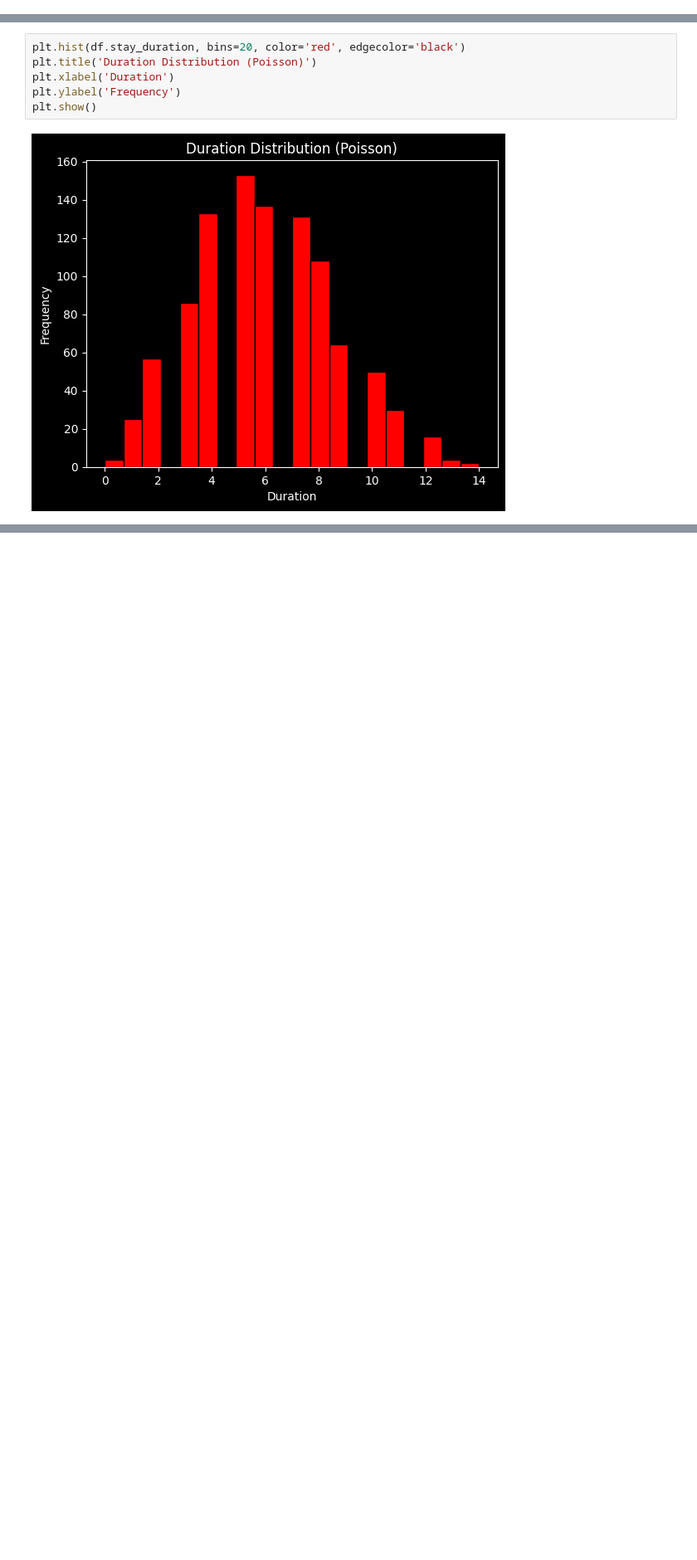
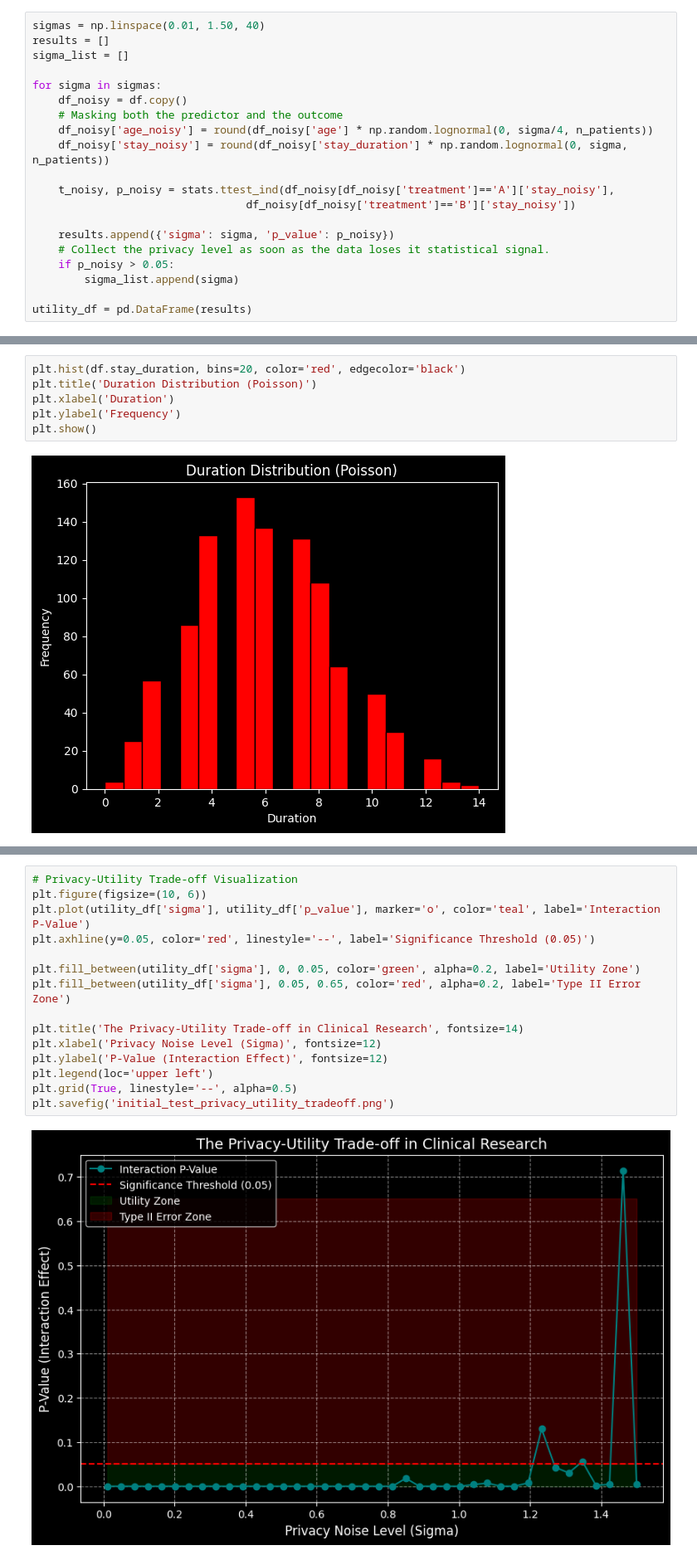
Before and after one commit to Bryantcornwell/Evaluating_Re-identification_Risk_in_De-identified_Health_Datasets, a Jupyter notebook: initial_test_report.ipynb, the cells around one changed output, grey strips where cells are left out. Shown at 83% size. Drawn from its saved outputs; the diff is of its cells as text; blank space fills up the shorter version.

Commit message:
Added privacy-utility trade-off evaluation with visualization.

```diff
--- a/initial_test_report.ipynb
+++ b/initial_test_report.ipynb
@@ -130,0 +135,20 @@ t_noisy_high, p_noisy_high = stats.ttest_ind(df[df['treatment']=='A']['stay_dura
+# %%
+sigmas = np.linspace(0.01, 1.50, 40)
+results = []
+sigma_list = []
+
+for sigma in sigmas:
+    df_noisy = df.copy()
+    # Masking both the predictor and the outcome
+    df_noisy['age_noisy'] = round(df_noisy['age'] * np.random.lognormal(0, sigma/4, n_patients))
+    df_noisy['stay_noisy'] = round(df_noisy['stay_duration'] * np.random.lognormal(0, sigma, n_patients))
+
+    t_noisy, p_noisy = stats.ttest_ind(df_noisy[df_noisy['treatment']=='A']['stay_noisy'],
+                                 df_noisy[df_noisy['treatment']=='B']['stay_noisy'])
+
+    results.append({'sigma': sigma, 'p_value': p_noisy})
+    # Collect the privacy level as soon as the data loses it statistical signal.
+    if p_noisy > 0.05:
+        sigma_list.append(sigma)
+
+utility_df = pd.DataFrame(results)
@@ -234,0 +250,17 @@ Risk Reduction:             0.60%
+# %%
+# Privacy-Utility Trade-off Visualization
+plt.figure(figsize=(10, 6))
+plt.plot(utility_df['sigma'], utility_df['p_value'], marker='o', color='teal', label='Interaction P-Value')
+plt.axhline(y=0.05, color='red', linestyle='--', label='Significance Threshold (0.05)')
+
+plt.fill_between(utility_df['sigma'], 0, 0.05, color='green', alpha=0.2, label='Utility Zone')
+plt.fill_between(utility_df['sigma'], 0.05, 0.65, color='red', alpha=0.2, label='Type II Error Zone')
+
+plt.title('The Privacy-Utility Trade-off in Clinical Research', fontsize=14)
+plt.xlabel('Privacy Noise Level (Sigma)', fontsize=12)
+plt.ylabel('P-Value (Interaction Effect)', fontsize=12)
+plt.legend(loc='upper left')
+plt.grid(True, linestyle='--', alpha=0.5)
+plt.savefig('initial_test_privacy_utility_tradeoff.png')
+# %% [output]
+[figure, added]
```
Also changed, not shown: parts of 19 cells of this notebook, 1 other file.
